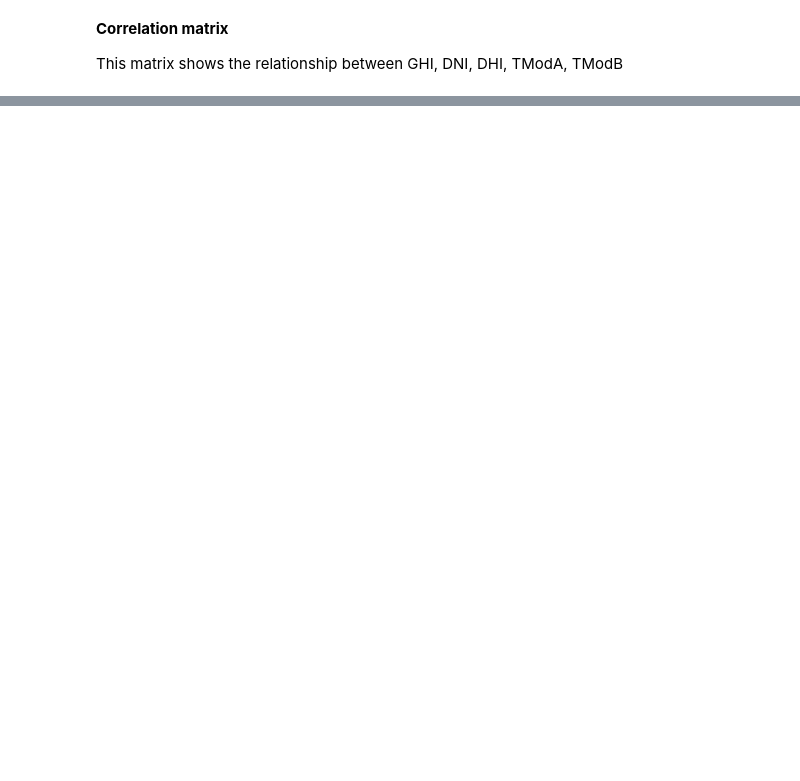
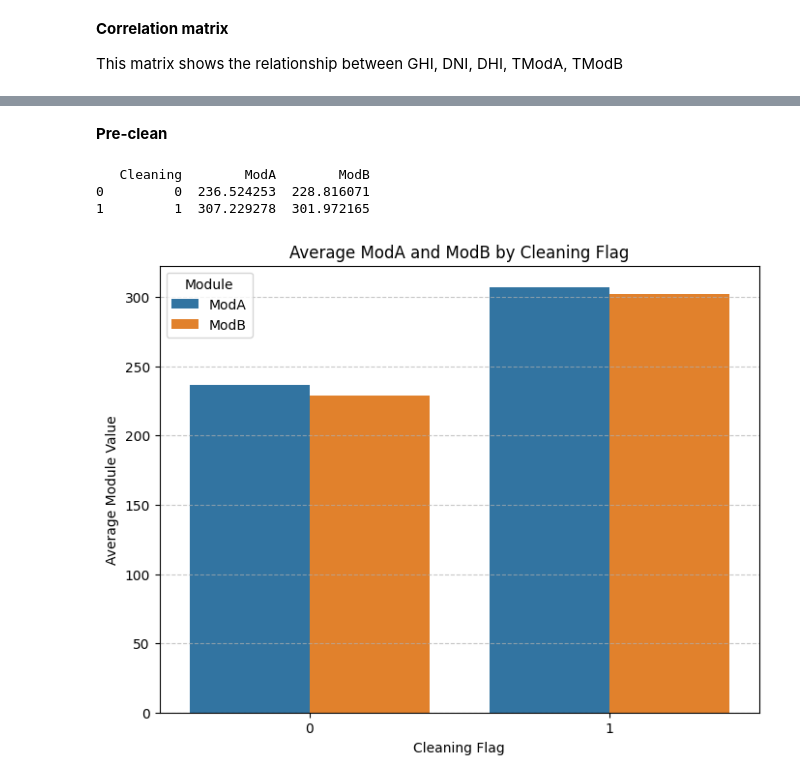
Before and after one commit to mikek1337/solar-challenge-week0, a Jupyter notebook: notebooks/benin_eda.ipynb, the cells around one changed output, grey strips where cells are left out. Saved outputs shown, nothing was run; the diff lists cells and outputs as text; code cells hidden in the pictures; blank space fills up the shorter version.

```diff
--- a/notebooks/benin_eda.ipynb
+++ b/notebooks/benin_eda.ipynb
@@ -167,0 +201,9 @@ TModB  0.873144  0.693833  0.753488  0.983443  1.000000
+# %% [markdown]
+**Pre-clean**
+# %%
+plot_avg_moda_modb(df_copy);
+# %% [output]
+   Cleaning        ModA        ModB
+0         0  236.524253  228.816071
+1         1  307.229278  301.972165
+[figure, added]
```
Also changed, not shown: parts of 17 cells of this notebook, 4 other files.
